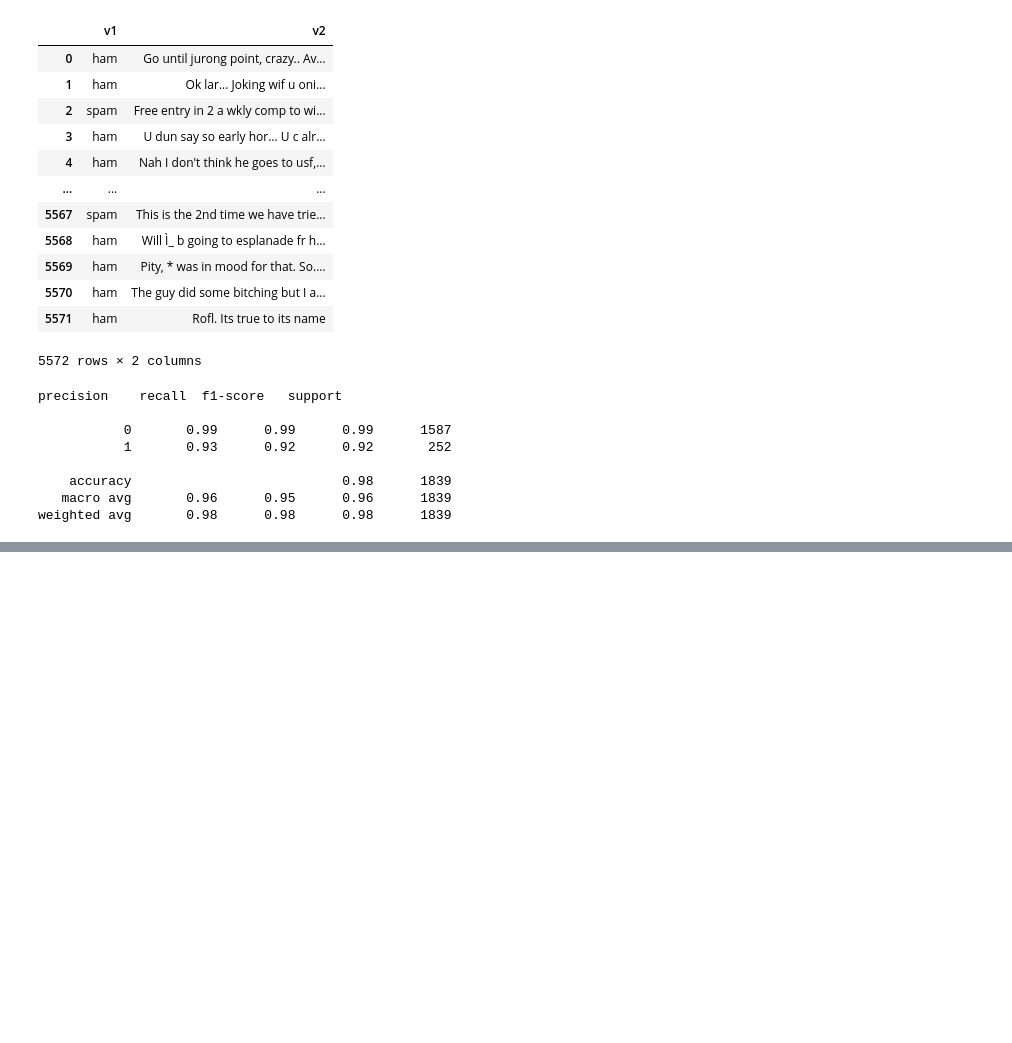
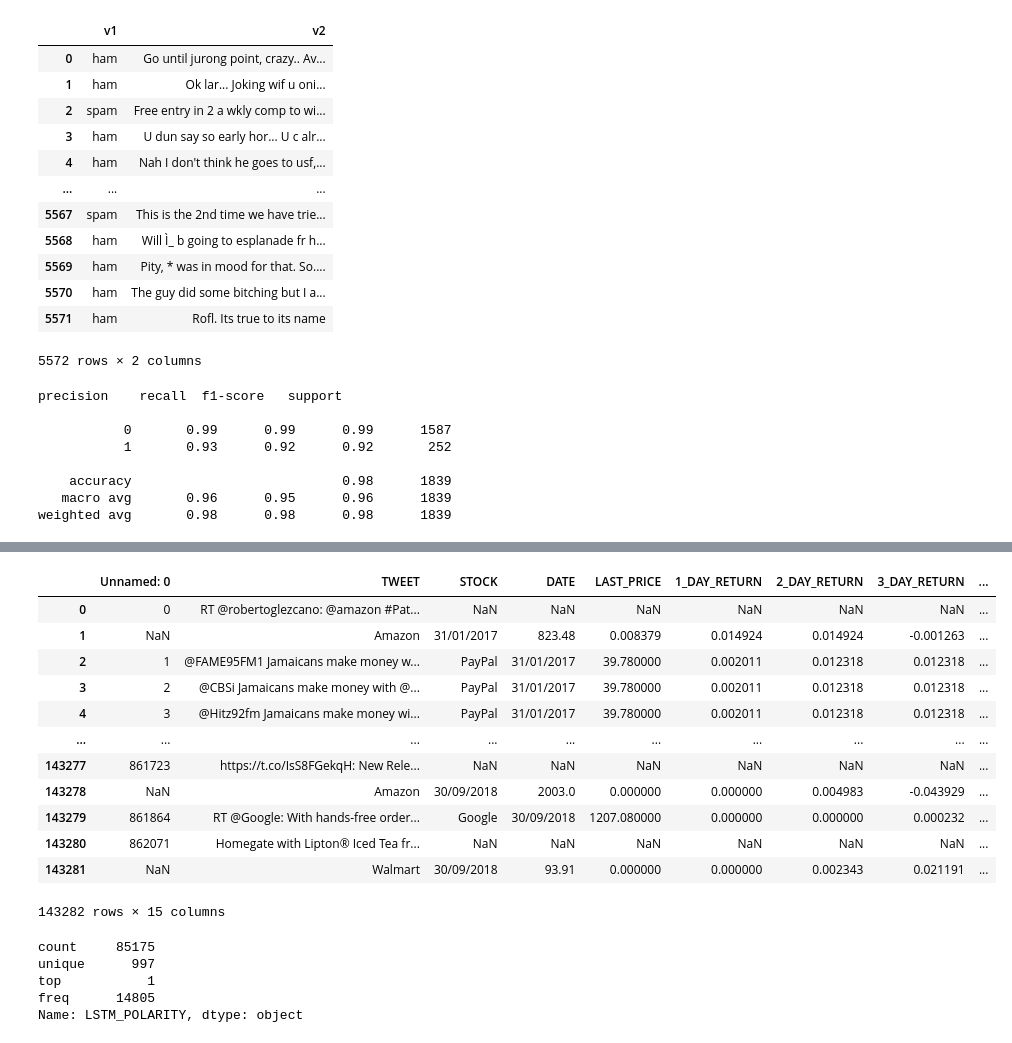
Before and after one commit to GeorgeFane/twitter-nlp, a Jupyter notebook: scraper.ipynb, the cells around one changed output, grey strips where cells are left out. Drawn from its saved outputs; the diff is of its cells as text; code cells hidden in the pictures; blank space fills up the shorter version.

Commit message:
cornell dataset

```diff
--- a/scraper.ipynb
+++ b/scraper.ipynb
@@ -121,0 +165,27 @@ weighted avg       0.98      0.98      0.98      1839
+# %%
+cornell = pd.read_csv(
+    'https://raw.githubusercontent.com/ImperialNLP/stockreturnpred/master/Dataset-release%20version/reduced_dataset-release.csv'
+)
+cornell
+# %% [output]
+|  | Unnamed: 0 | TWEET | STOCK | DATE | LAST_PRICE | 1_DAY_RETURN | 2_DAY_RETURN | 3_DAY_RETURN | ... |
+| 0 | 0 | RT @robertoglezcano: @amazon #Pat... | NaN | NaN | NaN | NaN | NaN | NaN | ... |
+| 1 | NaN | Amazon | 31/01/2017 | 823.48 | 0.008379 | 0.014924 | 0.014924 | -0.001263 | ... |
+| 2 | 1 | @FAME95FM1 Jamaicans make money w... | PayPal | 31/01/2017 | 39.780000 | 0.002011 | 0.012318 | 0.012318 | ... |
+| 3 | 2 | @CBSi Jamaicans make money with @... | PayPal | 31/01/2017 | 39.780000 | 0.002011 | 0.012318 | 0.012318 | ... |
+| 4 | 3 | @Hitz92fm Jamaicans make money wi... | PayPal | 31/01/2017 | 39.780000 | 0.002011 | 0.012318 | 0.012318 | ... |
+| ... | ... | ... | ... | ... | ... | ... | ... | ... | ... |
+| 143277 | 861723 | https://t.co/IsS8FGekqH: New Rele... | NaN | NaN | NaN | NaN | NaN | NaN | ... |
+| 143278 | NaN | Amazon | 30/09/2018 | 2003.0 | 0.000000 | 0.000000 | 0.004983 | -0.043929 | ... |
+| 143279 | 861864 | RT @Google: With hands-free order... | Google | 30/09/2018 | 1207.080000 | 0.000000 | 0.000000 | 0.000232 | ... |
+| 143280 | 862071 | Homegate with Lipton® Iced Tea fr... | NaN | NaN | NaN | NaN | NaN | NaN | ... |
+| 143281 | NaN | Walmart | 30/09/2018 | 93.91 | 0.000000 | 0.000000 | 0.002343 | 0.021191 | ... |
+143282 rows × 15 columns
+# %%
+cornell.LSTM_POLARITY.astype(float, errors='ignore').describe()
+# %% [output]
+count     85175
+unique      997
+top           1
+freq      14805
+Name: LSTM_POLARITY, dtype: object
```
Also changed, not shown: parts of 14 cells of this notebook, 4 other files.
